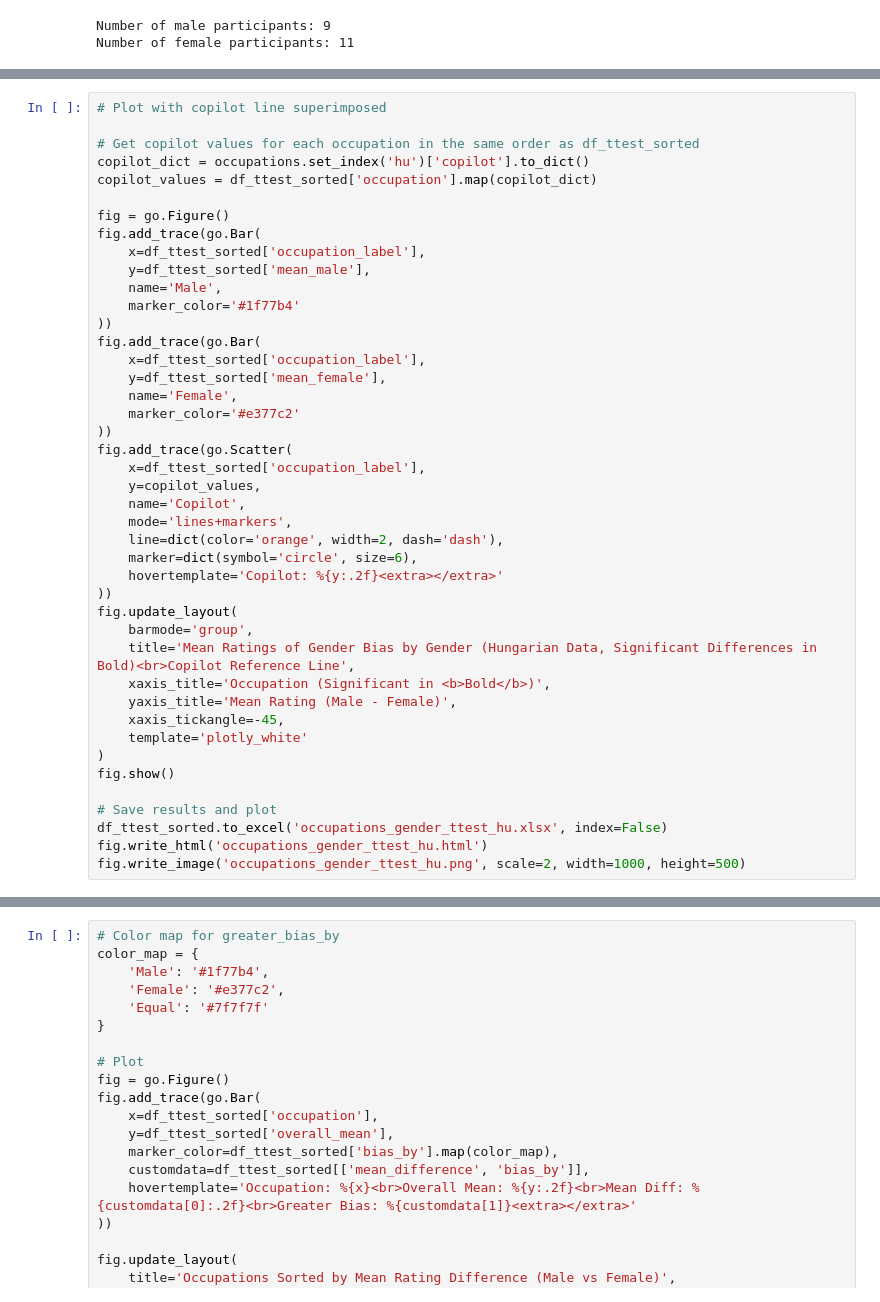
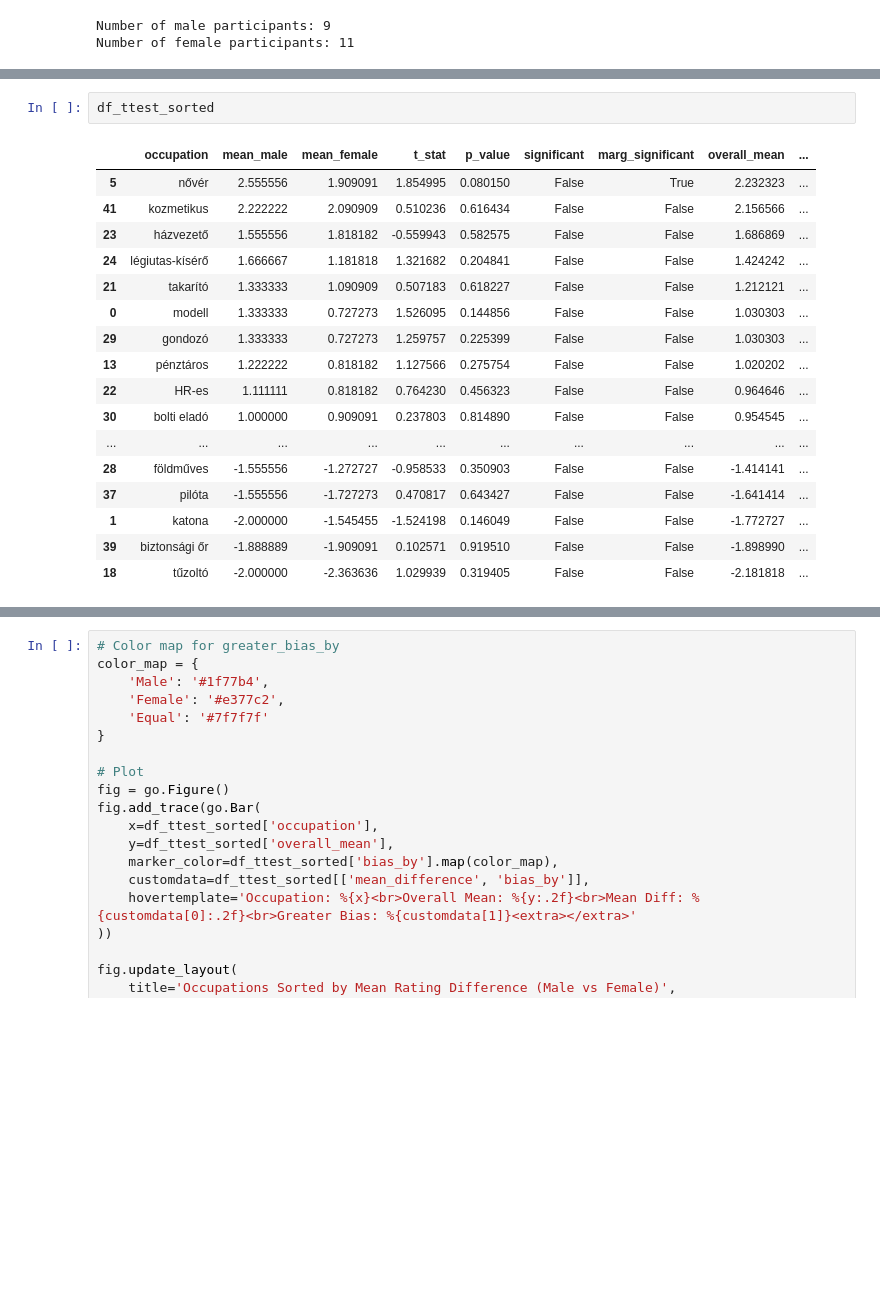
Before and after one commit to partigabor/pcibex-hun, a Jupyter notebook: occupations/occupations.ipynb, the cells around one changed output, grey strips where cells are left out. Drawn from its saved outputs; the diff is of its cells as text; blank space fills up the shorter version.

```diff
--- a/occupations/occupations.ipynb
+++ b/occupations/occupations.ipynb
@@ -245,49 +254,26 @@ fig.show()
 df_ttest_sorted.to_excel('occupations_gender_ttest_hu.xlsx', index=False)
 fig.write_html('occupations_gender_ttest_hu.html')
 fig.write_image('occupations_gender_ttest_hu.png', scale=2, width=1000, height=500)
-# %%
-# Plot with copilot line superimposed
-
-# Get copilot values for each occupation in the same order as df_ttest_sorted
-copilot_dict = occupations.set_index('hu')['copilot'].to_dict()
-copilot_values = df_ttest_sorted['occupation'].map(copilot_dict)
-
-fig = go.Figure()
-fig.add_trace(go.Bar(
-    x=df_ttest_sorted['occupation_label'],
-    y=df_ttest_sorted['mean_male'],
-    name='Male',
-    marker_color='#1f77b4'
-))
-fig.add_trace(go.Bar(
-    x=df_ttest_sorted['occupation_label'],
-    y=df_ttest_sorted['mean_female'],
-    name='Female',
-    marker_color='#e377c2'
-))
-fig.add_trace(go.Scatter(
-    x=df_ttest_sorted['occupation_label'],
-    y=copilot_values,
-    name='Copilot',
-    mode='lines+markers',
-    line=dict(color='orange', width=2, dash='dash'),
-    marker=dict(symbol='circle', size=6),
-    hovertemplate='Copilot: %{y:.2f}<extra></extra>'
-))
-fig.update_layout(
-    barmode='group',
-    title='Mean Ratings of Gender Bias by Gender (Hungarian Data, Significant Differences in Bold)<br>Copilot Reference Line',
-    xaxis_title='Occupation (Significant in <b>Bold</b>)',
-    yaxis_title='Mean Rating (Male - Female)',
-    xaxis_tickangle=-45,
-    template='plotly_white'
-)
-fig.show()
-
-# Save results and plot
-df_ttest_sorted.to_excel('occupations_gender_ttest_hu.xlsx', index=False)
-fig.write_html('occupations_gender_ttest_hu.html')
-fig.write_image('occupations_gender_ttest_hu.png', scale=2, width=1000, height=500)
+# %%
+df_ttest_sorted
+# %% [output]
+|  | occupation | mean_male | mean_female | t_stat | p_value | significant | marg_significant | overall_mean | ... |
+| 5 | nővér | 2.555556 | 1.909091 | 1.854995 | 0.080150 | False | True | 2.232323 | ... |
+| 41 | kozmetikus | 2.222222 | 2.090909 | 0.510236 | 0.616434 | False | False | 2.156566 | ... |
+| 23 | házvezető | 1.555556 | 1.818182 | -0.559943 | 0.582575 | False | False | 1.686869 | ... |
+| 24 | légiutas-kísérő | 1.666667 | 1.181818 | 1.321682 | 0.204841 | False | False | 1.424242 | ... |
+| 21 | takarító | 1.333333 | 1.090909 | 0.507183 | 0.618227 | False | False | 1.212121 | ... |
+| 0 | modell | 1.333333 | 0.727273 | 1.526095 | 0.144856 | False | False | 1.030303 | ... |
+| 29 | gondozó | 1.333333 | 0.727273 | 1.259757 | 0.225399 | False | False | 1.030303 | ... |
+| 13 | pénztáros | 1.222222 | 0.818182 | 1.127566 | 0.275754 | False | False | 1.020202 | ... |
+| 22 | HR-es | 1.111111 | 0.818182 | 0.764230 | 0.456323 | False | False | 0.964646 | ... |
+| 30 | bolti eladó | 1.000000 | 0.909091 | 0.237803 | 0.814890 | False | False | 0.954545 | ... |
+| ... | ... | ... | ... | ... | ... | ... | ... | ... | ... |
+| 28 | földműves | -1.555556 | -1.272727 | -0.958533 | 0.350903 | False | False | -1.414141 | ... |
+| 37 | pilóta | -1.555556 | -1.727273 | 0.470817 | 0.643427 | False | False | -1.641414 | ... |
+| 1 | katona | -2.000000 | -1.545455 | -1.524198 | 0.146049 | False | False | -1.772727 | ... |
+| 39 | biztonsági őr | -1.888889 | -1.909091 | 0.102571 | 0.919510 | False | False | -1.898990 | ... |
+| 18 | tűzoltó | -2.000000 | -2.363636 | 1.029939 | 0.319405 | False | False | -2.181818 | ... |
 # %%
 # Add a column 'greater_bias' to df_ttest_sorted: 'Male' if abs(mean_male) > abs(mean_female), 'Female' if abs(mean_female) > abs(mean_male), 'Equal' if they are the same
 df_ttest_sorted['bias_by'] = np.where(
```
Also changed, not shown: parts of 6 cells of this notebook, 19 other files.
